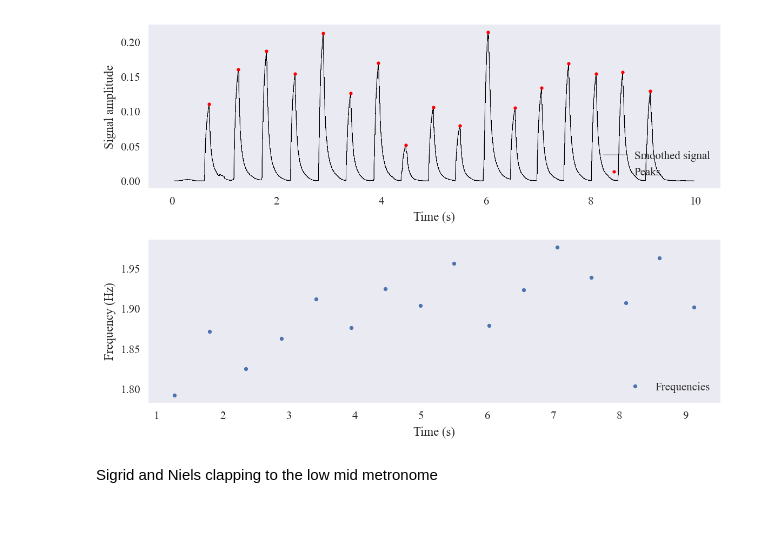
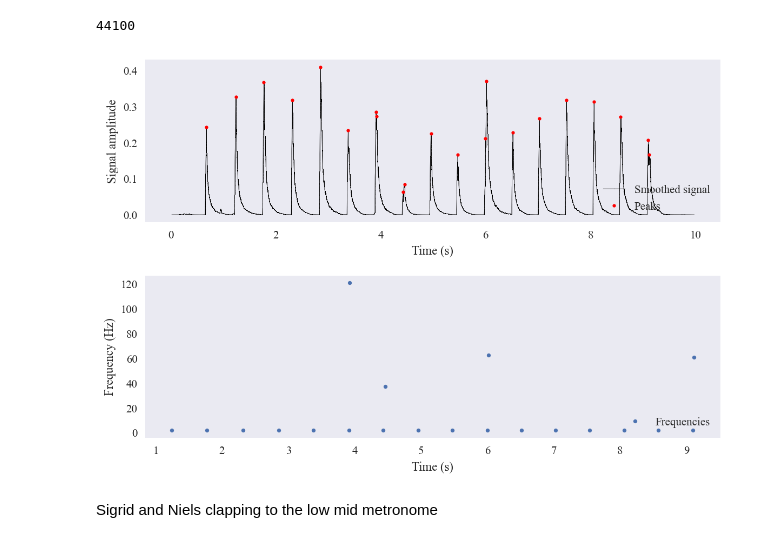
Before and after one commit to nielsdavidsen/Bachelor_2024, a Jupyter notebook: read_sound.ipynb, the cells around one changed output. Saved outputs shown, nothing was run; the diff lists cells and outputs as text; code cells hidden in the pictures.

```diff
--- a/read_sound.ipynb
+++ b/read_sound.ipynb
@@ -316,39 +316,44 @@ def new_final_data(filename1, filename2, resolution=(np.int16, np.int16), neigh_
     x = np.cumsum(avg_per)
 
     return avg_freq, freq_err, f_met, x, t_exp, s_exp, pt_exp, p_exp
+# %%
+read_wave('lydfiler/metronomfiler/low_high.wav', resolution=np.int32)[1]
+# %% [output]
+44100
 # %%
 new_time, new_signal, peak_times, peaks, freq_tlist, freq_list = new_data_extract('trial.wav',
                                                                                    resolution=np.int32,
-                                                                                   neigh_rm=2000,
+                                                                                   neigh_rm=500,
                                                                                    height_var=0.05,
                                                                                    prominence_var=0.02)
 
 fig, ax = plt.subplots(2, 1, dpi=150)
 ax[0].plot(new_time,
            new_signal,
            color='black',
            ls='-',
            marker='.',
            linewidth = 0.2,
            markersize=0.8,
            label='Smoothed signal')
 
 
 ax[0].plot(peak_times, peaks, color='red', ls='', marker='o', markersize=3, label='Peaks')
 ax[0].grid()
 ax[0].set_xlabel('Time (s)')
 ax[0].set_ylabel('Signal amplitude')
 ax[0].legend(loc='lower right')
+#ax[0].set_xlim(5.9,6.1)
 
 ax[1].plot(freq_tlist, freq_list, '.', label='Frequencies')
 ax[1].grid()
 ax[1].set_xlabel('Time (s)')
 ax[1].set_ylabel('Frequency (Hz)')
 ax[1].legend(loc='lower right')
 
 fig.tight_layout()
 # %% [output]
-[figure, old version]
+[figure, new version]
 # %% [markdown]
 Sigrid and Niels clapping to the low mid metronome
 # %%
```
Also changed, not shown: parts of 3 cells of this notebook, 1 other file.
